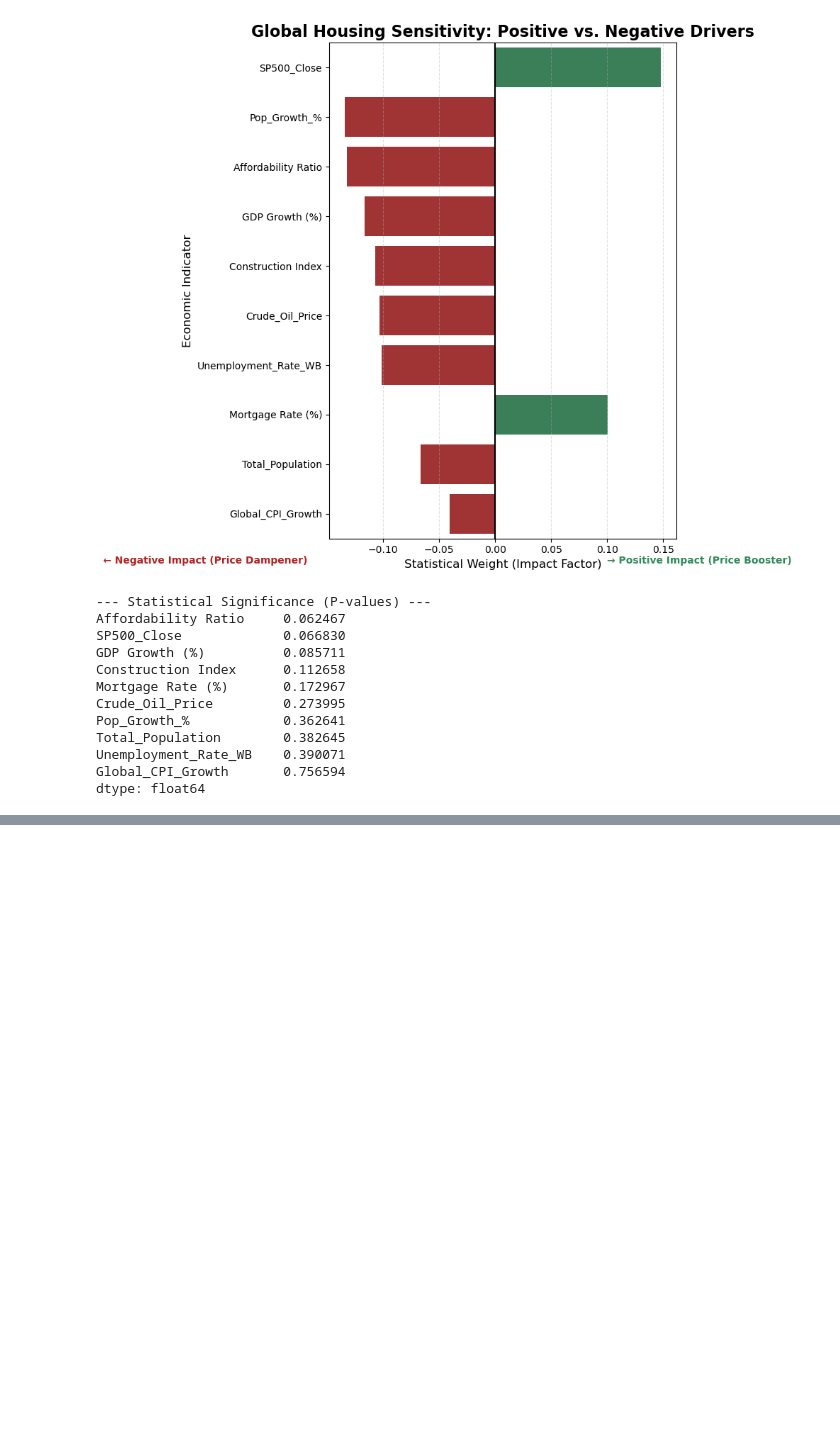
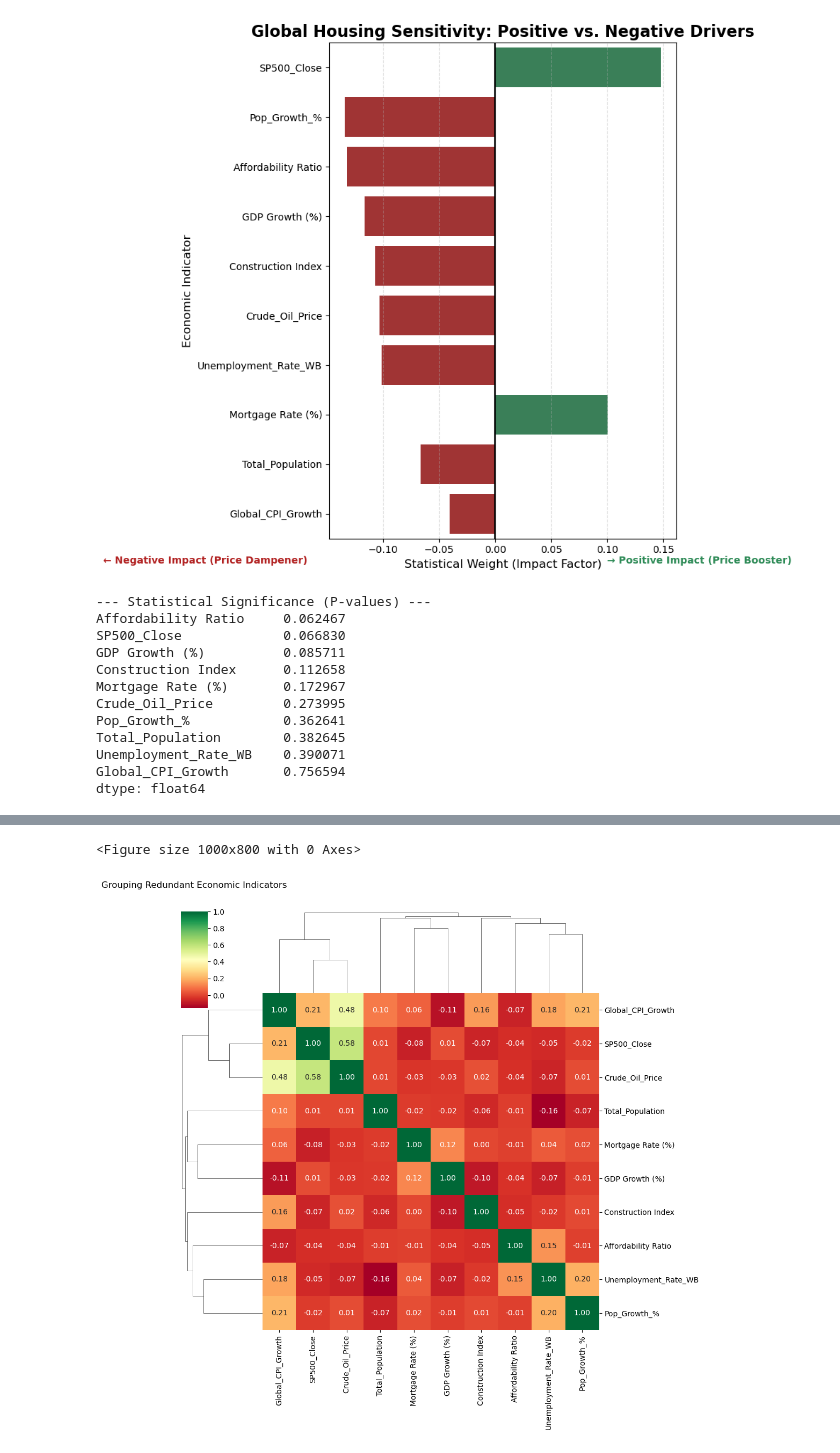
Before and after one commit to DimovDimo/impact-of-economic-indicators-on-properties, a Jupyter notebook: Impact of economic indicators on properties.ipynb, the cells around one changed output, grey strips where cells are left out. Drawn from its saved outputs; the diff is of its cells as text; code cells hidden in the pictures; blank space fills up the shorter version.

```diff
--- a/Impact of economic indicators on properties.ipynb
+++ b/Impact of economic indicators on properties.ipynb
@@ -1260,0 +1269,16 @@ dtype: float64
+# %%
+# --- Statistical Refinement: Correlation Cluster Map ---
+import seaborn as sns
+import matplotlib.pyplot as plt
+
+# We analyze only the features from our previous model
+plt.figure(figsize=(10, 8))
+corr_matrix = df_stat_analysis[analysis_cols].corr()
+
+# Using a ClusterMap to visually group redundant features
+sns.clustermap(corr_matrix, annot=True, cmap='RdYlGn', fmt=".2f")
+plt.title("Grouping Redundant Economic Indicators", y=1.2)
+plt.show()
+# %% [output]
+<Figure size 1000x800 with 0 Axes>
+[figure, added]
```
Also changed, not shown: parts of 2 cells of this notebook.
